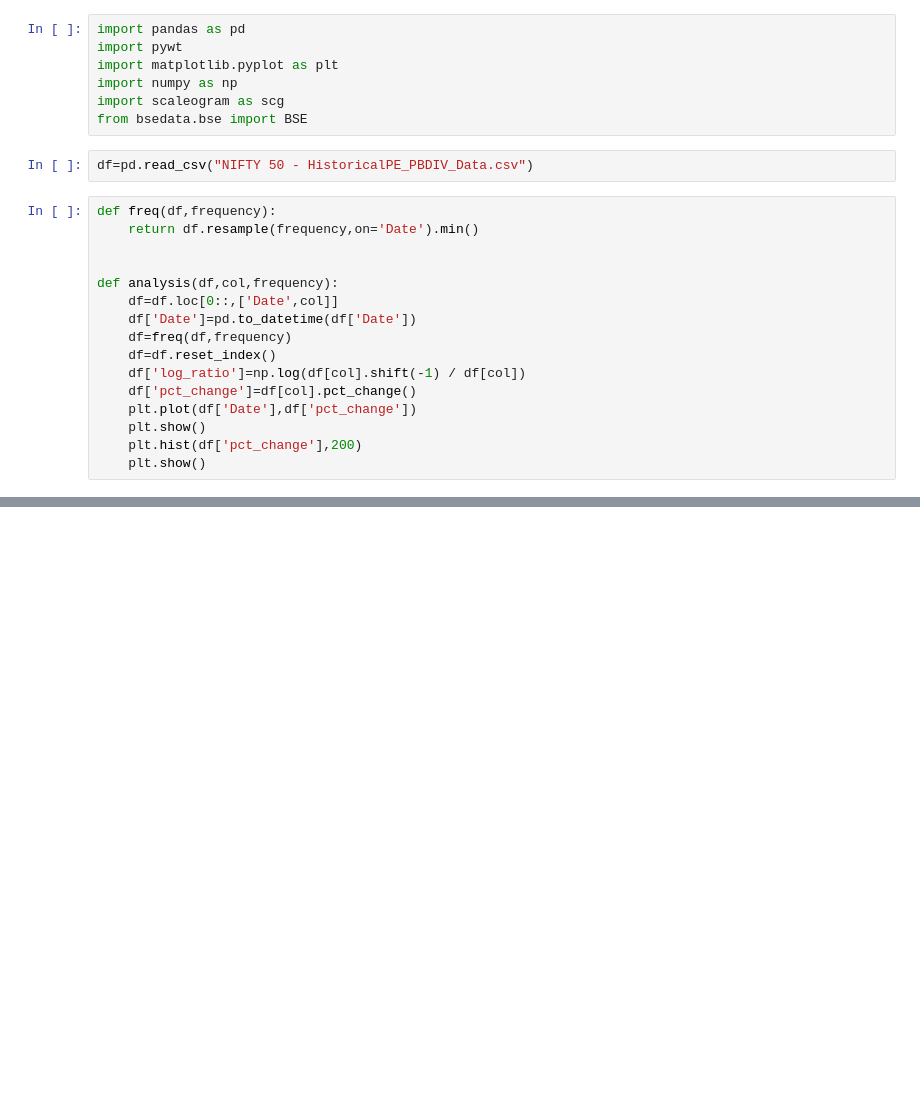
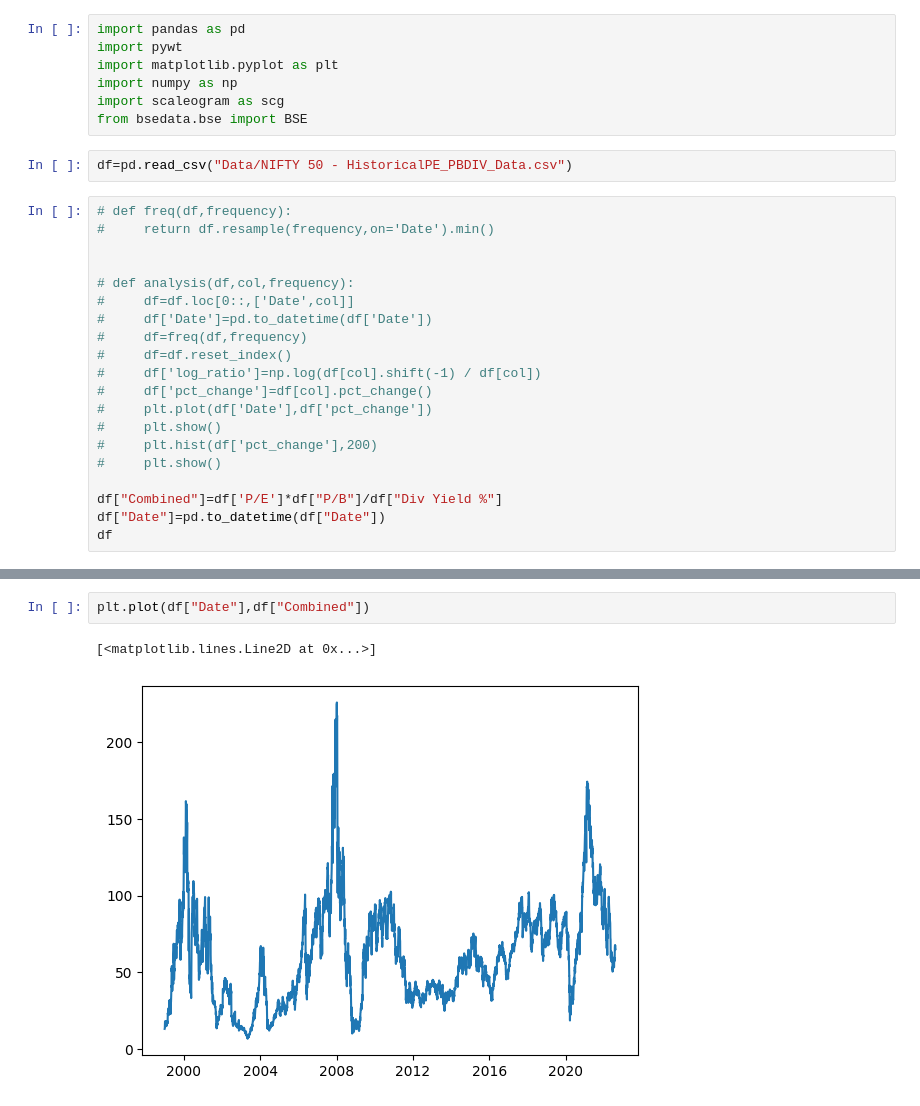
Before and after one commit to darshan-0317/SOP-EconoPhysics, a Jupyter notebook: PEPBHist.ipynb, the cells around one changed output, grey strips where cells are left out. Drawn from its saved outputs; the diff is of its cells as text; blank space fills up the shorter version.

```diff
--- a/PEPBHist.ipynb
+++ b/PEPBHist.ipynb
@@ -6,20 +6,24 @@ import numpy as np
 import scaleogram as scg
 from bsedata.bse import BSE
 # %%
-df=pd.read_csv("NIFTY 50 - HistoricalPE_PBDIV_Data.csv")
+df=pd.read_csv("Data/NIFTY 50 - HistoricalPE_PBDIV_Data.csv")
 # %%
-def freq(df,frequency):
-    return df.resample(frequency,on='Date').min()
+# def freq(df,frequency):
+#     return df.resample(frequency,on='Date').min()
 
 
-def analysis(df,col,frequency):
-    df=df.loc[0::,['Date',col]]
-    df['Date']=pd.to_datetime(df['Date'])
-    df=freq(df,frequency)
-    df=df.reset_index()
-    df['log_ratio']=np.log(df[col].shift(-1) / df[col])
-    df['pct_change']=df[col].pct_change()
-    plt.plot(df['Date'],df['pct_change'])
-    plt.show()
-    plt.hist(df['pct_change'],200)
-    plt.show()
+# def analysis(df,col,frequency):
+#     df=df.loc[0::,['Date',col]]
+#     df['Date']=pd.to_datetime(df['Date'])
+#     df=freq(df,frequency)
+#     df=df.reset_index()
+#     df['log_ratio']=np.log(df[col].shift(-1) / df[col])
+#     df['pct_change']=df[col].pct_change()
+#     plt.plot(df['Date'],df['pct_change'])
+#     plt.show()
+#     plt.hist(df['pct_change'],200)
+#     plt.show()
+
+df["Combined"]=df['P/E']*df["P/B"]/df["Div Yield %"]
+df["Date"]=pd.to_datetime(df["Date"])
+df
@@ -30,0 +44,5 @@ analysis(df,'P/B','6M')
+# %%
+plt.plot(df["Date"],df["Combined"])
+# %% [output]
+[<matplotlib.lines.Line2D at 0x...>]
+[figure, added]
```
Also changed, not shown: parts of 3 cells of this notebook, 2 other files.
